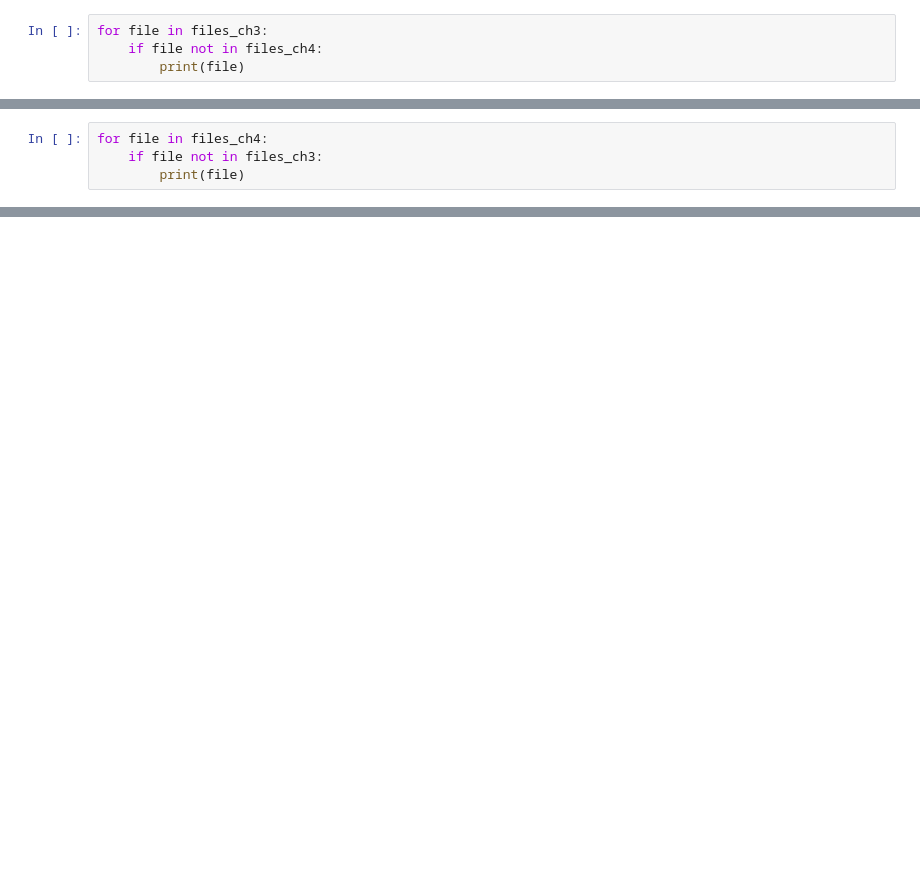
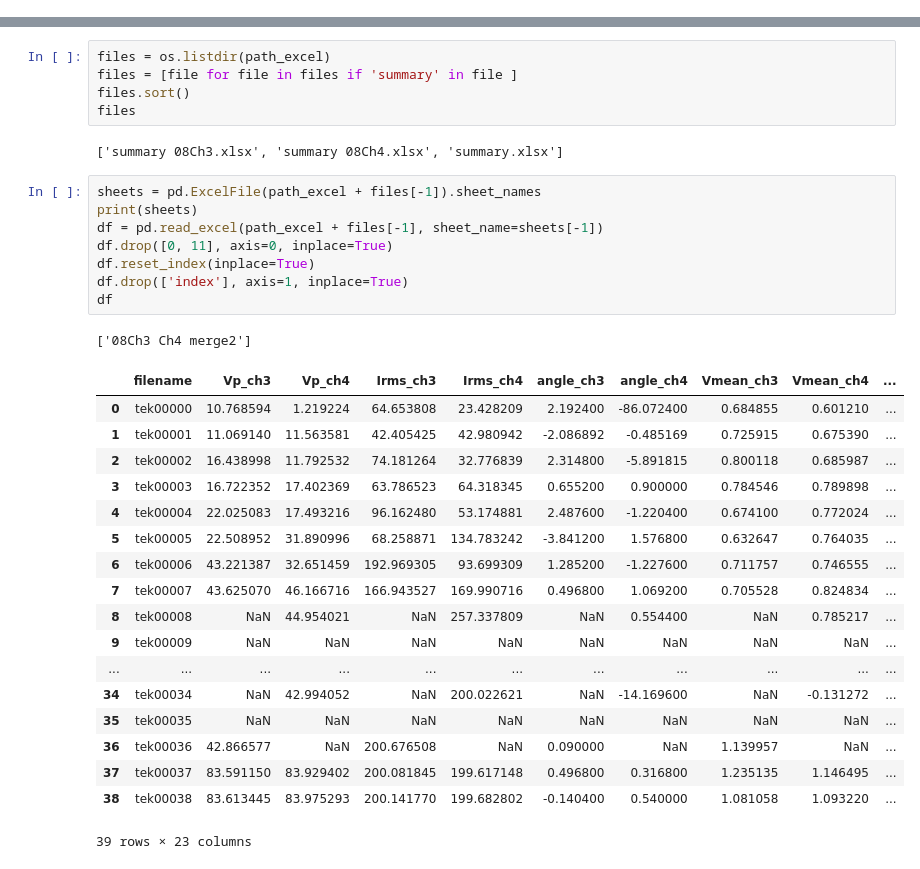
Before and after one commit to cswnote/sinewave_analyze, a Jupyter notebook: edit_columns.ipynb, the cells around one changed output, grey strips where cells are left out. Cells and saved outputs as stored; diff of their text form; blank space fills up the shorter version.

```diff
--- a/edit_columns.ipynb
+++ b/edit_columns.ipynb
@@ -50,4 +0,0 @@ for i in range(len(files_ch4)):
-# %%
-for file in files_ch3:
-    if file not in files_ch4:
-        print(file)
@@ -56,4 +0,0 @@ tek0001 08
-# %%
-for file in files_ch4:
-    if file not in files_ch3:
-        print(file)
@@ -159,0 +30,35 @@ df
+# %%
+files = os.listdir(path_excel)
+files = [file for file in files if 'summary' in file ]
+files.sort()
+files
+# %% [output]
+['summary 08Ch3.xlsx', 'summary 08Ch4.xlsx', 'summary.xlsx']
+# %%
+sheets = pd.ExcelFile(path_excel + files[-1]).sheet_names
+print(sheets)
+df = pd.read_excel(path_excel + files[-1], sheet_name=sheets[-1])
+df.drop([0, 11], axis=0, inplace=True)
+df.reset_index(inplace=True)
+df.drop(['index'], axis=1, inplace=True)
+df
+# %% [output]
+['08Ch3 Ch4 merge2']
+|  | filename | Vp_ch3 | Vp_ch4 | Irms_ch3 | Irms_ch4 | angle_ch3 | angle_ch4 | Vmean_ch3 | Vmean_ch4 | ... |
+| 0 | tek00000 | 10.768594 | 1.219224 | 64.653808 | 23.428209 | 2.192400 | -86.072400 | 0.684855 | 0.601210 | ... |
+| 1 | tek00001 | 11.069140 | 11.563581 | 42.405425 | 42.980942 | -2.086892 | -0.485169 | 0.725915 | 0.675390 | ... |
+| 2 | tek00002 | 16.438998 | 11.792532 | 74.181264 | 32.776839 | 2.314800 | -5.891815 | 0.800118 | 0.685987 | ... |
+| 3 | tek00003 | 16.722352 | 17.402369 | 63.786523 | 64.318345 | 0.655200 | 0.900000 | 0.784546 | 0.789898 | ... |
+| 4 | tek00004 | 22.025083 | 17.493216 | 96.162480 | 53.174881 | 2.487600 | -1.220400 | 0.674100 | 0.772024 | ... |
+| 5 | tek00005 | 22.508952 | 31.890996 | 68.258871 | 134.783242 | -3.841200 | 1.576800 | 0.632647 | 0.764035 | ... |
+| 6 | tek00006 | 43.221387 | 32.651459 | 192.969305 | 93.699309 | 1.285200 | -1.227600 | 0.711757 | 0.746555 | ... |
+| 7 | tek00007 | 43.625070 | 46.166716 | 166.943527 | 169.990716 | 0.496800 | 1.069200 | 0.705528 | 0.824834 | ... |
+| 8 | tek00008 | NaN | 44.954021 | NaN | 257.337809 | NaN | 0.554400 | NaN | 0.785217 | ... |
+| 9 | tek00009 | NaN | NaN | NaN | NaN | NaN | NaN | NaN | NaN | ... |
+| ... | ... | ... | ... | ... | ... | ... | ... | ... | ... | ... |
+| 34 | tek00034 | NaN | 42.994052 | NaN | 200.022621 | NaN | -14.169600 | NaN | -0.131272 | ... |
+| 35 | tek00035 | NaN | NaN | NaN | NaN | NaN | NaN | NaN | NaN | ... |
+| 36 | tek00036 | 42.866577 | NaN | 200.676508 | NaN | 0.090000 | NaN | 1.139957 | NaN | ... |
+| 37 | tek00037 | 83.591150 | 83.929402 | 200.081845 | 199.617148 | 0.496800 | 0.316800 | 1.235135 | 1.146495 | ... |
+| 38 | tek00038 | 83.613445 | 83.975293 | 200.141770 | 199.682802 | -0.140400 | 0.540000 | 1.081058 | 1.093220 | ... |
+39 rows × 23 columns
```
Also changed, not shown: parts of 35 cells of this notebook, 2 other files.
